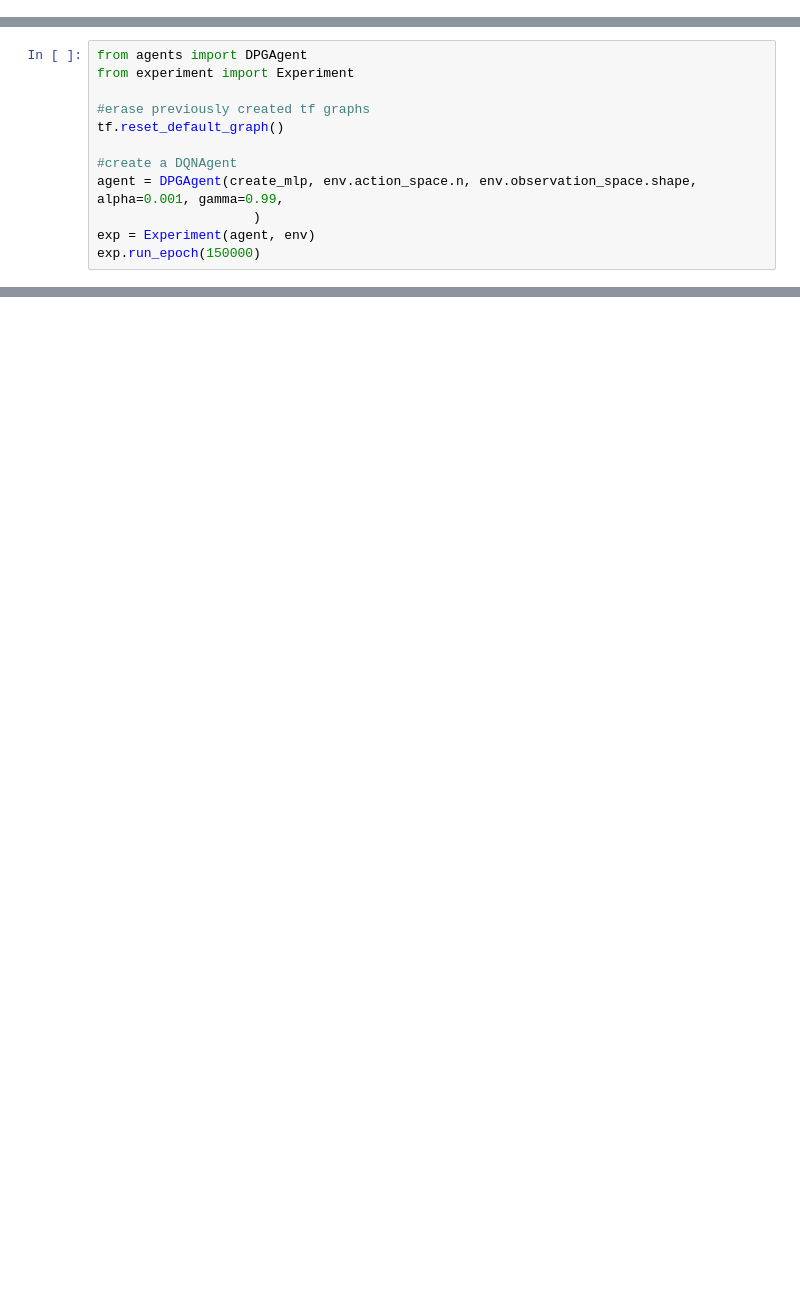
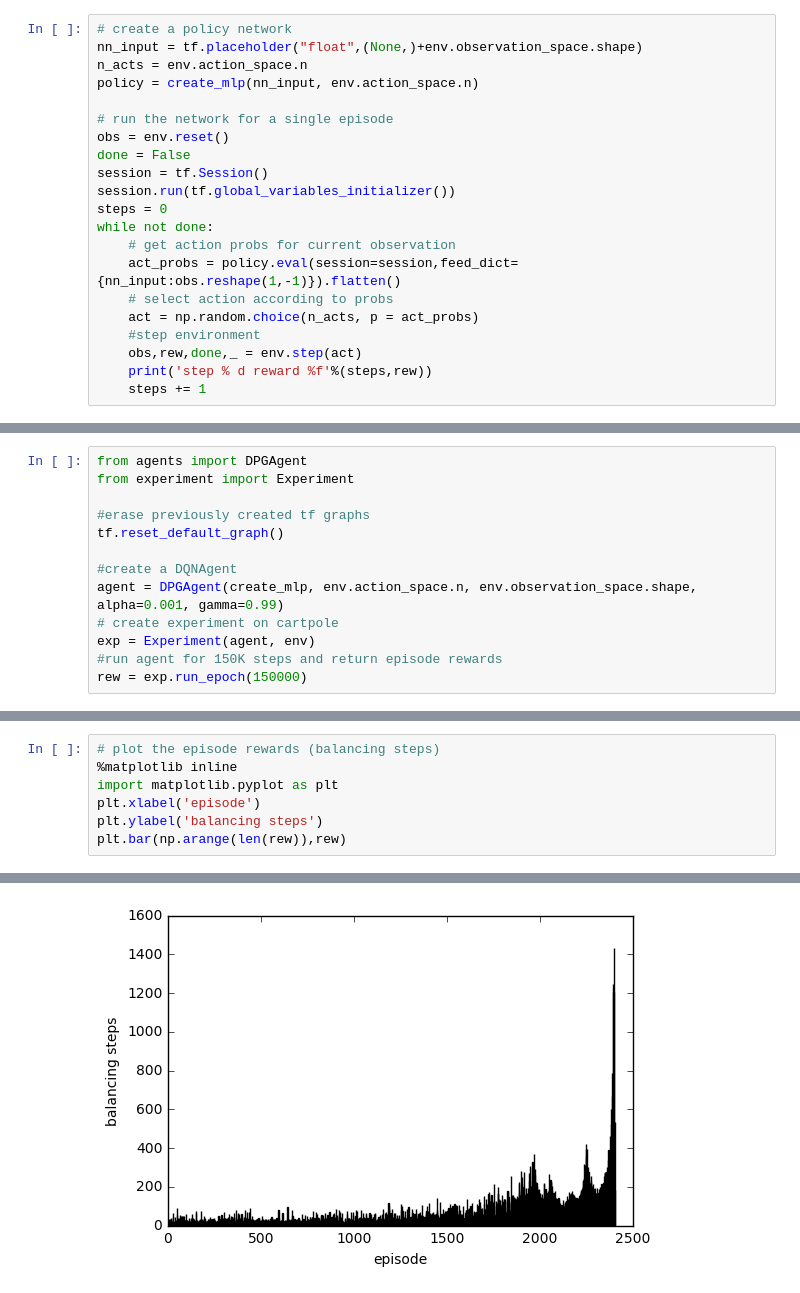
Before and after one commit to vub-ai-lab/MAL-seminar, a Jupyter notebook: notebooks/Deep Policy Gradient.ipynb, the cells around one changed output, grey strips where cells are left out. Saved outputs shown, nothing was run; the diff lists cells and outputs as text; blank space fills up the shorter version.

Commit message:
updated policy gradient

```diff
--- a/notebooks/Deep Policy Gradient.ipynb
+++ b/notebooks/Deep Policy Gradient.ipynb
@@ -18,0 +26,21 @@ def create_mlp(inputs, n_out):
+# %%
+# create a policy network
+nn_input = tf.placeholder("float",(None,)+env.observation_space.shape)
+n_acts = env.action_space.n
+policy = create_mlp(nn_input, env.action_space.n)
+
+# run the network for a single episode
+obs = env.reset()
+done = False
+session = tf.Session()
+session.run(tf.global_variables_initializer())
+steps = 0
+while not done:
+    # get action probs for current observation
+    act_probs = policy.eval(session=session,feed_dict={nn_input:obs.reshape(1,-1)}).flatten()
+    # select action according to probs
+    act = np.random.choice(n_acts, p = act_probs)
+    #step environment
+    obs,rew,done,_ = env.step(act)
+    print('step % d reward %f'%(steps,rew))
+    steps += 1
@@ -24,8 +105,9 @@ from experiment import Experiment
 tf.reset_default_graph()
 
 #create a DQNAgent
-agent = DPGAgent(create_mlp, env.action_space.n, env.observation_space.shape, alpha=0.001, gamma=0.99,
-                    )
+agent = DPGAgent(create_mlp, env.action_space.n, env.observation_space.shape, alpha=0.001, gamma=0.99)
+# create experiment on cartpole
 exp = Experiment(agent, env)
-exp.run_epoch(150000)
+#run agent for 150K steps and return episode rewards
+rew = exp.run_epoch(150000)
 # %% [output]
@@ -55,0 +137,8 @@ episode reward: 287.000000
+# %%
+# plot the episode rewards (balancing steps)
+%matplotlib inline
+import matplotlib.pyplot as plt
+plt.xlabel('episode')
+plt.ylabel('balancing steps')
+plt.bar(np.arange(len(rew)),rew)
+# %% [output]
@@ -55,0 +146 @@ episode reward: 287.000000
+[figure, added]
```
Also changed, not shown: parts of 12 cells of this notebook, 1 other file.
